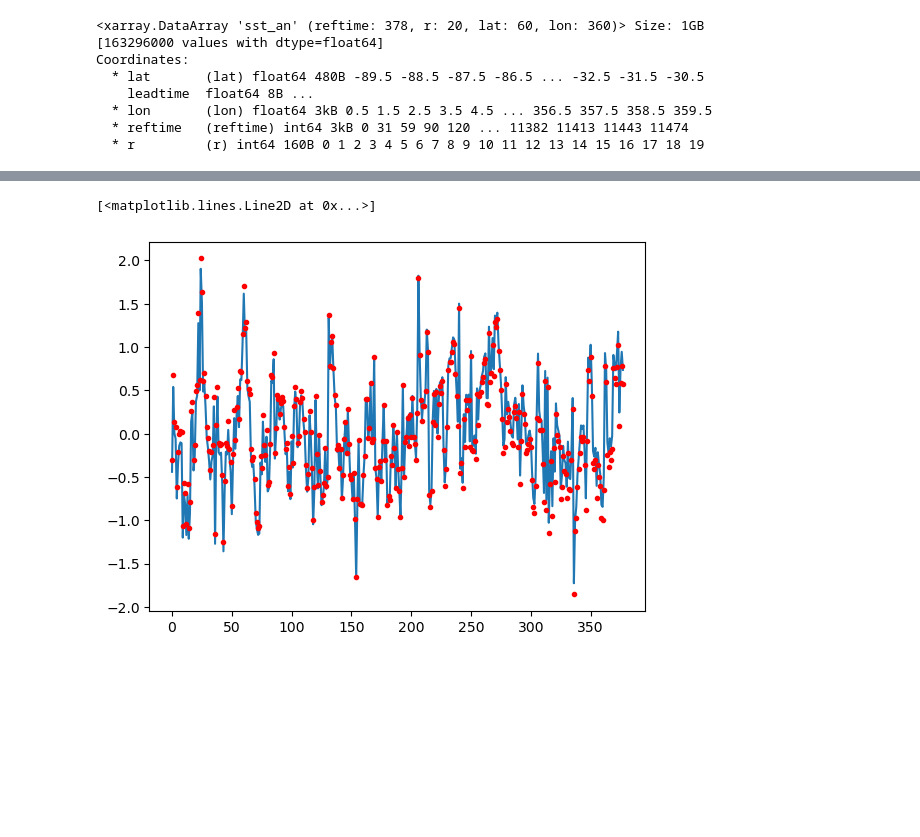
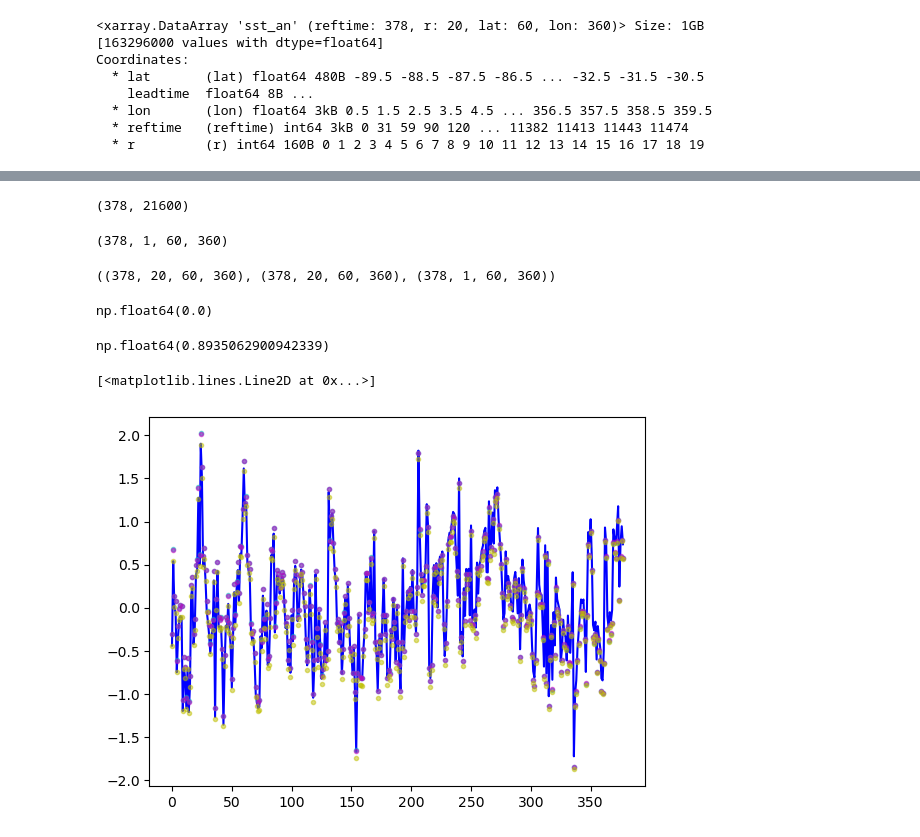
Before and after one commit to e-olson/MHW, a Jupyter notebook: MHW_Forecasts_New/MHW_daily_anom_detr.ipynb, the cells around one changed output, grey strips where cells are left out. Cells and saved outputs as stored; diff of their text form; code cells hidden in the pictures; blank space fills up the shorter version.

Commit message:
pooled ensemble detrend

```diff
--- a/MHW_Forecasts_New/MHW_daily_anom_detr.ipynb
+++ b/MHW_Forecasts_New/MHW_daily_anom_detr.ipynb
@@ -42,6 +42,38 @@ def lsqfit_md_detr(data):
     ydetr=newdata-np.dot(X,b)
     ydetr=np.reshape(ydetr,dshape)
     return ydetr
+def lsqfit_md_detrV2(data): # take mean across ensemble members first
+    # linearly detrend along axis 0
+    # assume no NaN values; this is for model results
+    # adapt reshaping code from scipy.signal.detrend
+    # put new dimensions at end
+    data=np.asarray(data)
+    dataM=np.mean(data,axis=1,keepdims=True) # ensemble member must be second dimension (axis=1)
+    dshapeM=dataM.shape
+    N=dshape[0]
+    X=np.concatenate([np.ones((N,1)), np.expand_dims(np.arange(0,N),1)],1)
+    newdata = np.reshape(dataM,(N, np.prod(dshapeM, axis=0) // N)).copy() # // is floor division; ensure copy
+    b=np.linalg.lstsq(X,newdata,rcond=None)[0] # res=np.sum((np.dot(X,b)-Y)**2)
+    yest=np.dot(X,b)
+    yest=np.reshape(yest,dshapeM)
+    ydetr=data-yest
+    return ydetr
+def lsqfit_md_detrV3(data): # take mean across ensemble members first
+    # linearly detrend along axis 0
+    # assume no NaN values; this is for model results
+    # adapt reshaping code from scipy.signal.detrend
+    # put new dimensions at end
+    data=np.asarray(data)
+    dshape = data.shape
+    N=dshape[0]
+    R=dshape[1]
+    X=np.concatenate([np.ones((N,1)),(np.arange(0,N).reshape((N,1))*np.ones((N,R))).reshape((R*N,-1))],1)
+    assert R*N==len(X) # check correct dimensions
+    newdata = np.reshape(data,(R*N, np.prod(dshape, axis=0) // (R*N))).copy() # // is floor division; ensure copy
+    b=np.linalg.lstsq(X,newdata,rcond=None)[0] # res=np.sum((np.dot(X,b)-Y)**2)
+    ydetr=newdata-np.dot(X,b)
+    ydetr=np.reshape(ydetr,dshape)
+    return ydetr
 # %%
 workdir='/space/hall5/sitestore/eccc/crd/ccrn/users/reo000/work/MHW_daily/'
 mdirC5='/space/hall5/sitestore/eccc/crd/ccrn/users/reo000/data/predictions/cansipsv3_daily/CanESM5'
@@ -395,0 +459,15 @@ Coordinates:
+# %%
+yest=np.dot(X,b)
+yest.shape
+# %% [output]
+(378, 21600)
+# %%
+yest=np.reshape(yest,dshape)
+yest.shape
+# %% [output]
+(378, 1, 60, 360)
+# %%
+ydetr=data0-yest
+ydetr.shape,data0.shape,yest.shape
+# %% [output]
+((378, 20, 60, 360), (378, 20, 60, 360), (378, 1, 60, 360))
@@ -395,0 +476,4 @@ Coordinates:
+# %%
+np.nanmax(np.abs(test-ydetr))
+# %% [output]
+np.float64(0.0)
@@ -396,8 +493,18 @@ Coordinates:
+# %%
+np.nanmax(np.abs(ydetr2-ydetr))
+# %% [output]
+np.float64(0.8935062900942339)
 # %%
 out=lsqfit_md_detr(ff.sst_an)
+# %%
+out1=lsqfit_md_detr(ff.sst_an)
+out2=lsqfit_md_detrV2(ff.sst_an)
+out3=lsqfit_md_detrV3(ff.sst_an)
 # %%
-plt.plot(ff.sst_an[:,0,-1,100])
-plt.plot(out[:,0,-1,100],'r.')
+plt.plot(ff.sst_an[:,0,-1,100],'b-')
+plt.plot(out1[:,0,-1,100],'c.',alpha=.5)
+plt.plot(out2[:,0,-1,100],'m.',alpha=.5)
+plt.plot(out3[:,0,-1,100],'y.',alpha=.5)
 # %% [output]
 [<matplotlib.lines.Line2D at 0x...>]
-[figure, old version]
+[figure, new version]
```
Also changed, not shown: parts of 40 cells of this notebook, 22 other files.
